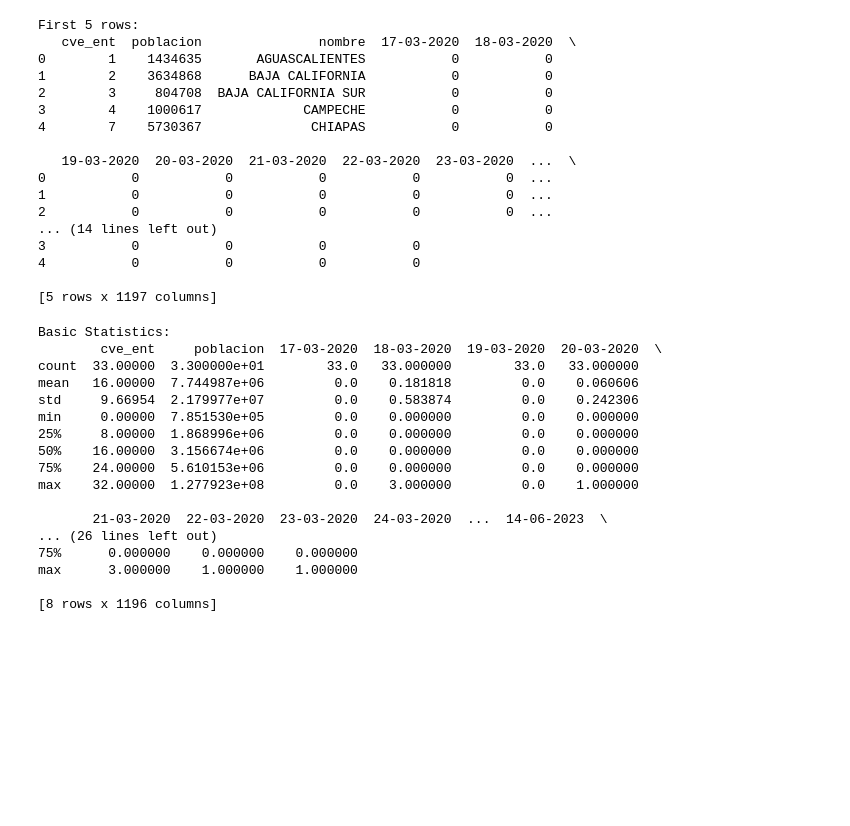
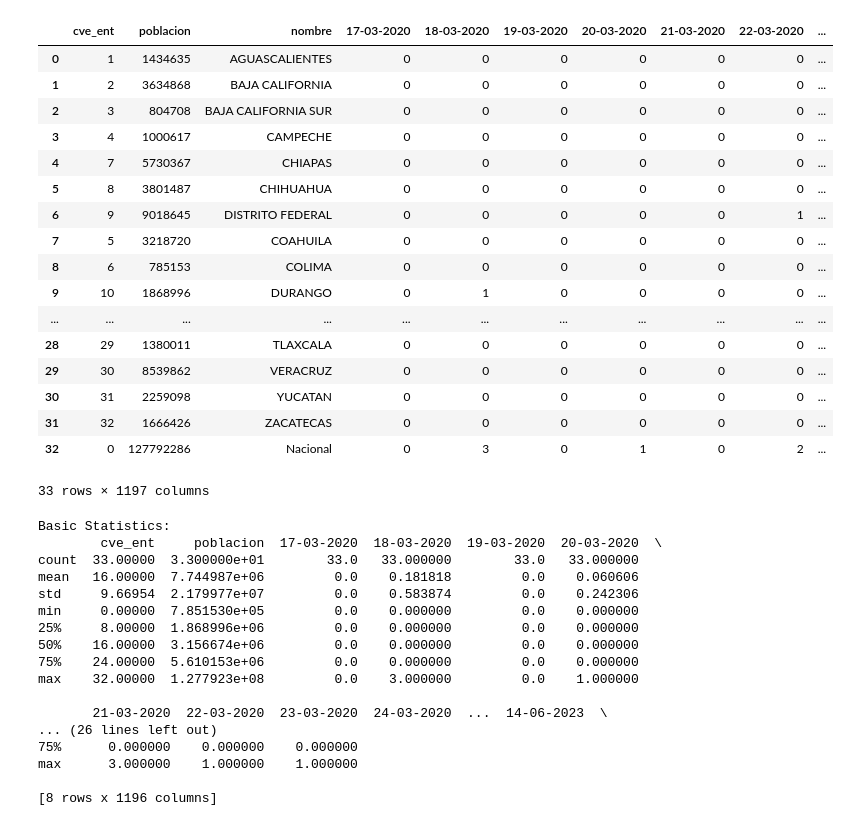
Before and after one commit to johannes-garstenauer/made-course, a Jupyter notebook: project/datasets_and_eda/mexico_c19_mortality/analysis_mexico.ipynb, the cells around one changed output. Saved outputs shown, nothing was run; the diff lists cells and outputs as text; code cells hidden in the pictures; blank space fills up the shorter version.

```diff
--- a/project/datasets_and_eda/mexico_c19_mortality/analysis_mexico.ipynb
+++ b/project/datasets_and_eda/mexico_c19_mortality/analysis_mexico.ipynb
@@ -1,30 +1,29 @@
 # %%
 import pandas as pd
 
 # Read CSV file into a DataFrame
 df = pd.read_csv('Casos_Diarios_Estado_Nacional_Defunciones_20230625.csv')
 
-# Display the first few rows
-print("First 5 rows:")
-print(df.head())
+df
 # %% [output]
+|  | cve_ent | poblacion | nombre | 17-03-2020 | 18-03-2020 | 19-03-2020 | 20-03-2020 | 21-03-2020 | 22-03-2020 | ... |
+| 0 | 1 | 1434635 | AGUASCALIENTES | 0 | 0 | 0 | 0 | 0 | 0 | ... |
+| 1 | 2 | 3634868 | BAJA CALIFORNIA | 0 | 0 | 0 | 0 | 0 | 0 | ... |
+| 2 | 3 | 804708 | BAJA CALIFORNIA SUR | 0 | 0 | 0 | 0 | 0 | 0 | ... |
+| 3 | 4 | 1000617 | CAMPECHE | 0 | 0 | 0 | 0 | 0 | 0 | ... |
+| 4 | 7 | 5730367 | CHIAPAS | 0 | 0 | 0 | 0 | 0 | 0 | ... |
+| 5 | 8 | 3801487 | CHIHUAHUA | 0 | 0 | 0 | 0 | 0 | 0 | ... |
+| 6 | 9 | 9018645 | DISTRITO FEDERAL | 0 | 0 | 0 | 0 | 0 | 1 | ... |
+| 7 | 5 | 3218720 | COAHUILA | 0 | 0 | 0 | 0 | 0 | 0 | ... |
+| 8 | 6 | 785153 | COLIMA | 0 | 0 | 0 | 0 | 0 | 0 | ... |
+| 9 | 10 | 1868996 | DURANGO | 0 | 1 | 0 | 0 | 0 | 0 | ... |
+| ... | ... | ... | ... | ... | ... | ... | ... | ... | ... | ... |
+| 28 | 29 | 1380011 | TLAXCALA | 0 | 0 | 0 | 0 | 0 | 0 | ... |
+| 29 | 30 | 8539862 | VERACRUZ | 0 | 0 | 0 | 0 | 0 | 0 | ... |
+| 30 | 31 | 2259098 | YUCATAN | 0 | 0 | 0 | 0 | 0 | 0 | ... |
+| 31 | 32 | 1666426 | ZACATECAS | 0 | 0 | 0 | 0 | 0 | 0 | ... |
+| 32 | 0 | 127792286 | Nacional | 0 | 3 | 0 | 1 | 0 | 2 | ... |
-First 5 rows:
-   cve_ent  poblacion               nombre  17-03-2020  18-03-2020  \
-0        1    1434635       AGUASCALIENTES           0           0
-1        2    3634868      BAJA CALIFORNIA           0           0
-2        3     804708  BAJA CALIFORNIA SUR           0           0
-3        4    1000617             CAMPECHE           0           0
-4        7    5730367              CHIAPAS           0           0
-
-   19-03-2020  20-03-2020  21-03-2020  22-03-2020  23-03-2020  ...  \
-0           0           0           0           0           0  ...
-1           0           0           0           0           0  ...
-2           0           0           0           0           0  ...
-... (14 lines left out)
-3           0           0           0           0
-4           0           0           0           0
-
-[5 rows x 1197 columns]
+33 rows × 1197 columns
 # %%
 
 # Get basic statistics
```
Also changed, not shown: 2 other files.
